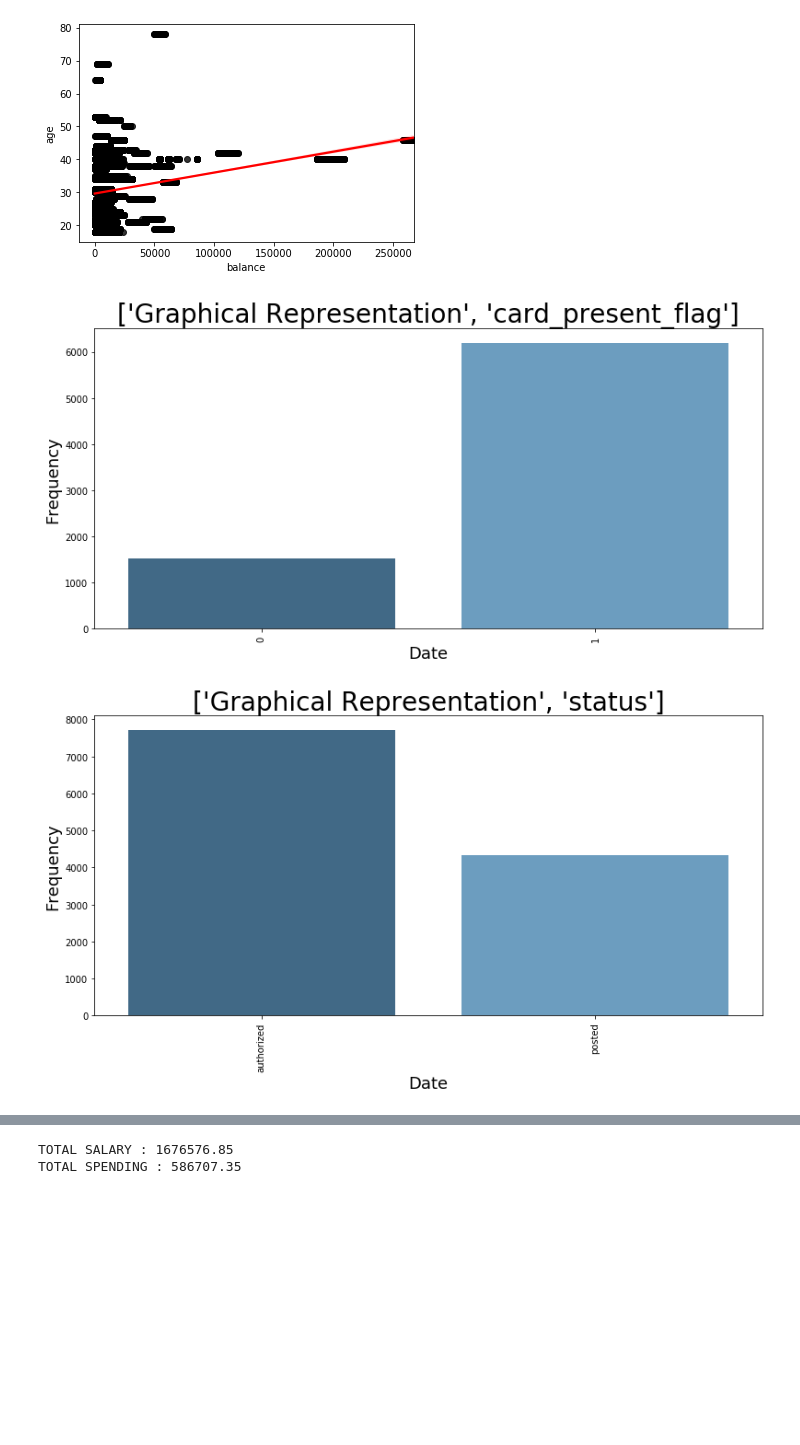
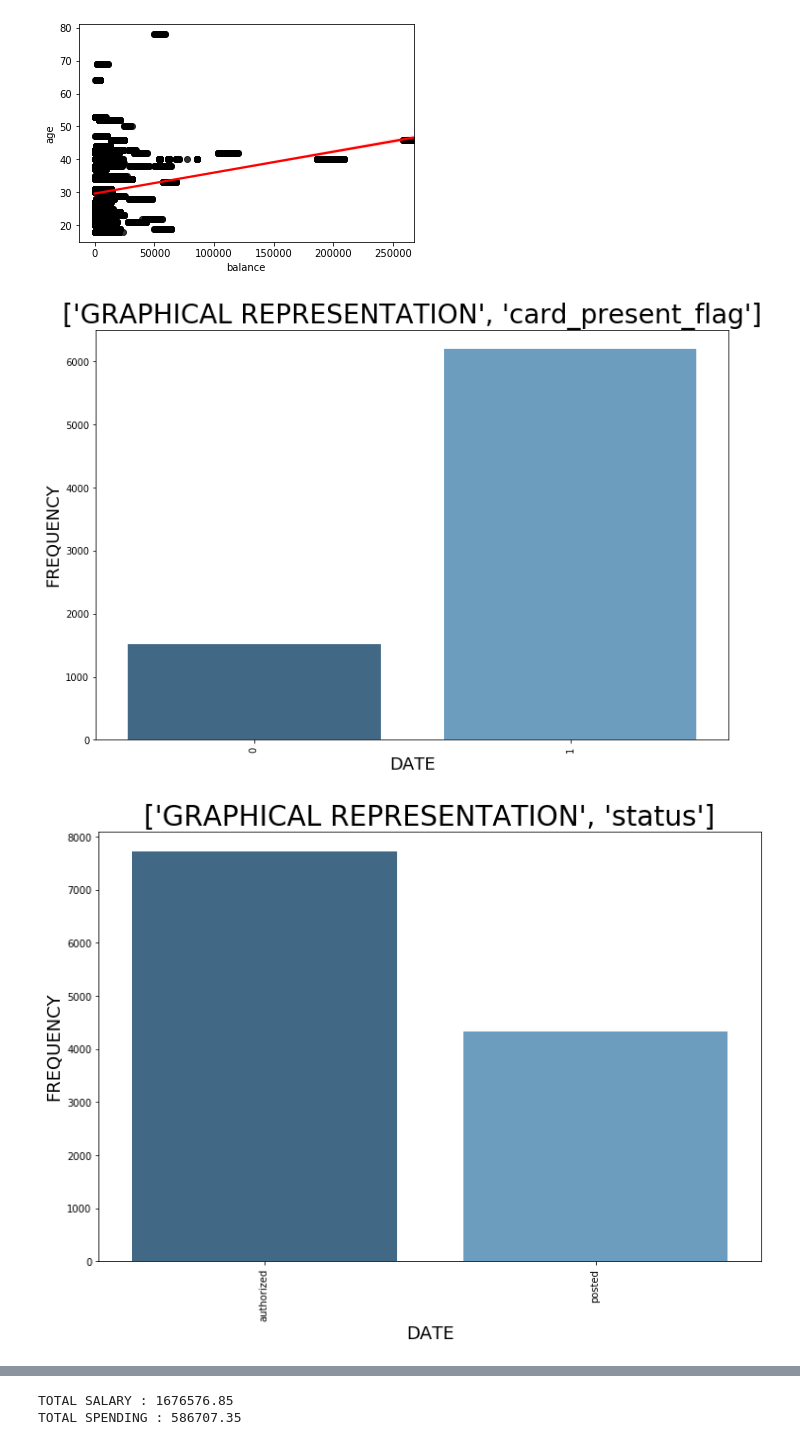
Before and after one commit to ceofast/ANZ-Virtual-Internship-EDA, a Jupyter notebook: ANZ_Dataset_Analysis_v2.ipynb, the cells around one changed output, grey strips where cells are left out. Drawn from its saved outputs; the diff is of its cells as text; code cells hidden in the pictures; blank space fills up the shorter version.

```diff
--- a/ANZ_Dataset_Analysis_v2.ipynb
+++ b/ANZ_Dataset_Analysis_v2.ipynb
@@ -281,14 +275,14 @@ cols = ['card_present_flag', 'status', 'txn_description' , 'movement' , 'gender'
 # %%
 for c in cols:
     x_axis = df[c].value_counts().index
     y_axis = df[c].value_counts().values
-    plt.figure(figsize=(13, 6))
+    plt.figure(figsize=(12, 8))
     sns.barplot(x = x_axis, y = y_axis, palette=("Blues_d"))
     plt.xticks(rotation=90)
-    plt.title(['Graphical Representation', c], fontsize = 28, color='black')
-    plt.xlabel('Date', fontsize = 18)
-    plt.ylabel('Frequency', fontsize = 18)
+    plt.title(['GRAPHICAL REPRESENTATION', c], fontsize = 28, color='black')
+    plt.xlabel('DATE', fontsize = 18)
+    plt.ylabel('FREQUENCY', fontsize = 18)
     plt.show()
 # %% [output]
-[figure, old version]
+[figure, new version]
-[figure, old version]
+[figure, new version]
```
Also changed, not shown: parts of 4 cells of this notebook.
